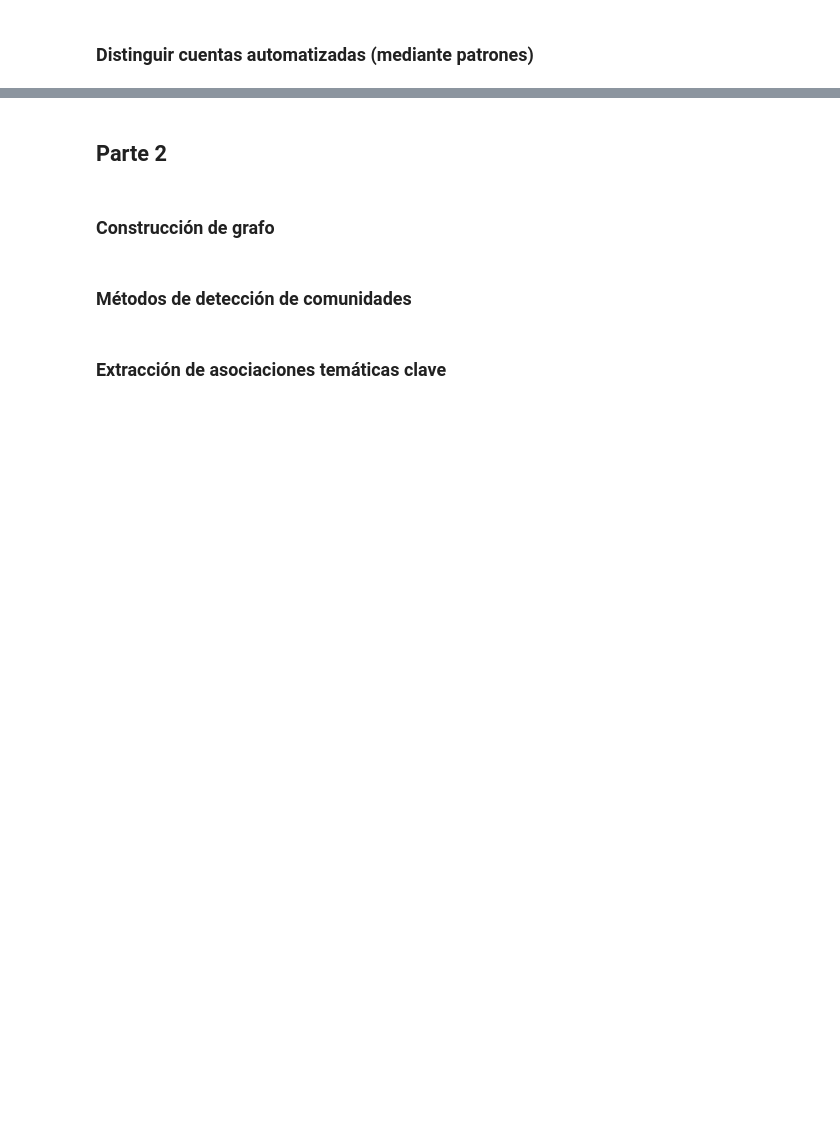
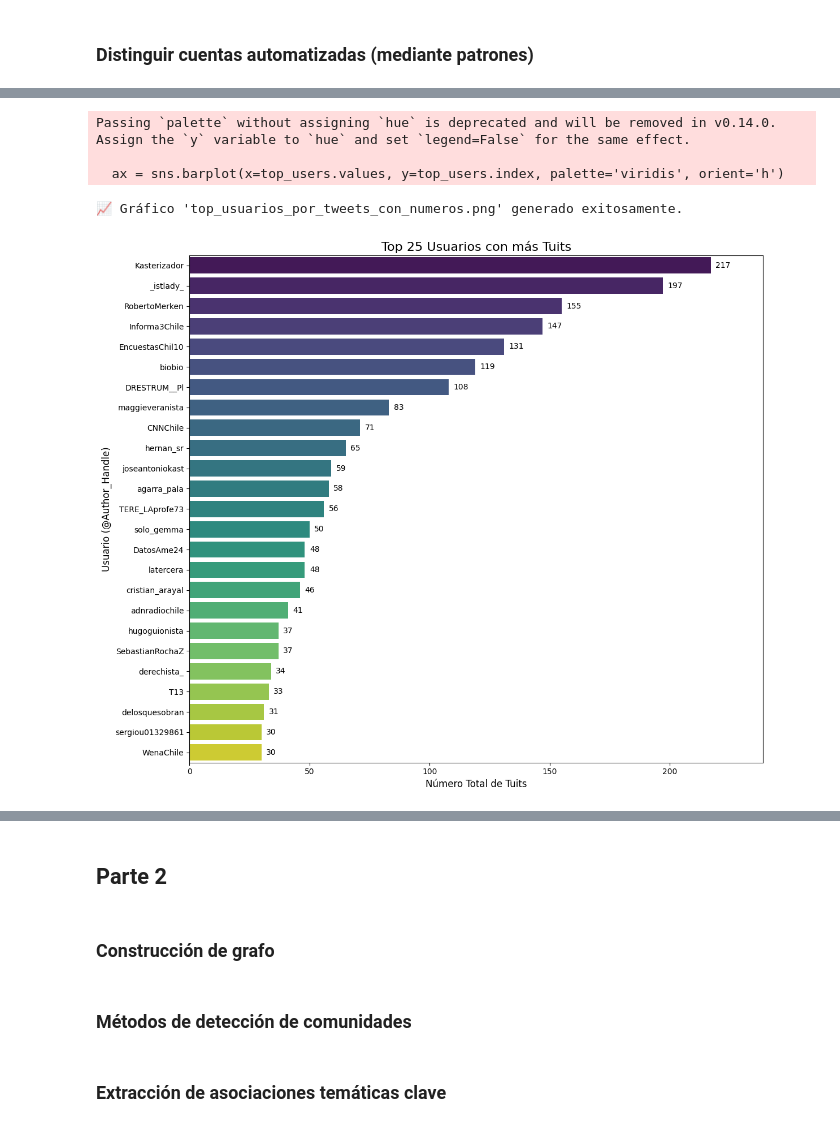
Before and after one commit to D4rkingPoint/Problema1_seminario, a Jupyter notebook: src/Analisis_desinformacion.ipynb, the cells around one changed output, grey strips where cells are left out. Drawn from its saved outputs; the diff is of its cells as text; code cells hidden in the pictures; blank space fills up the shorter version.

```diff
--- a/src/Analisis_desinformacion.ipynb
+++ b/src/Analisis_desinformacion.ipynb
@@ -72,2 +645,66 @@ print(data1.duplicated().sum())
 # %% [markdown]
 ### Distinguir cuentas automatizadas (mediante patrones)
+# %%
+import pandas as pd
+import matplotlib.pyplot as plt
+import seaborn as sns
+
+try:
+    # 1. Cargar el dataset
+    df = pd.read_csv('../data/Tweets_Elecciones2025_Chile.csv')
+    print("✅ Archivo CSV cargado exitosamente.")
+
+    # 2. Calcular el número de tuits por usuario
+    user_tweet_counts = df['Author_Handle'].value_counts()
+
+    print("\n--- Conteo de Tuits por Usuario ---")
+    print(user_tweet_counts)
+
+    user_tweet_counts.to_csv('conteo_tweets_por_usuario.csv', header=['tweet_count'])
+    print("\n📝 Conteo completo guardado en 'conteo_tweets_por_usuario.csv'")
+
+
+    # --- 3. Generar un Gráfico Legible con Números por Barra ---
+
+    top_n = 25
+    top_users = user_tweet_counts.head(top_n)
+
+    plt.figure(figsize=(12, 10))
+
+    # El comando barplot ahora se asigna a 'ax' para poder manipular el gráfico
+    ax = sns.barplot(x=top_users.values, y=top_users.index, palette='viridis', orient='h')
+
+    # --- AÑADIDO: Bucle para agregar el número al final de cada barra ---
+    for i in ax.patches:
+        # La función ax.text() coloca texto en el gráfico
+        # i.get_width() es el largo de la barra (el número de tuits)
+        # i.get_y() es la posición 'y' de la barra
+        ax.text(i.get_width() + 2,  # Posición x del texto (un poco a la derecha de la barra)
+                i.get_y() + i.get_height() / 2, # Posición y del texto (centrado en la barra)
+                f'{int(i.get_width())}', # El número a mostrar (como entero)
+                ha='left', va='center', # Alineación del texto
+                fontsize=10, color='black')
+
+    # Ajustar el límite del eje X para dar espacio a los números
+    ax.set_xlim(right=top_users.values.max() * 1.1)
+
+    plt.title(f'Top {top_n} Usuarios con más Tuits', fontsize=16)
+    plt.xlabel('Número Total de Tuits', fontsize=12)
+    plt.ylabel('Usuario (@Author_Handle)', fontsize=12)
+
+    plt.tight_layout()
+
+    graph_filename = 'top_usuarios_por_tweets_con_numeros.png'
+    plt.savefig(graph_filename)
+    print(f"\n📈 Gráfico '{graph_filename}' generado exitosamente.")
+
+
+except FileNotFoundError:
+    print("⚠️ Error: El archivo 'Tweets_Elecciones2025_Chile.csv' no se encontró.")
+    print("Por favor, asegúrate de que el archivo CSV está en el mismo directorio que el script.")
+except KeyError as e:
+    print(f"⚠️ Error de Clave: No se encontró la columna {e} en el archivo.")
+    print("Por favor, verifica que los nombres de las columnas en tu CSV sean correctos.")
+except Exception as e:
+    print(f"Ha ocurrido un error inesperado: {e}")
+# %% [output]
@@ -73,0 +729,5 @@ print(data1.duplicated().sum())
+Passing `palette` without assigning `hue` is deprecated and will be removed in v0.14.0. Assign the `y` variable to `hue` and set `legend=False` for the same effect.
+
+  ax = sns.barplot(x=top_users.values, y=top_users.index, palette='viridis', orient='h')
+📈 Gráfico 'top_usuarios_por_tweets_con_numeros.png' generado exitosamente.
+[figure, added]
```
Also changed, not shown: parts of 14 cells of this notebook, 6 other files.
